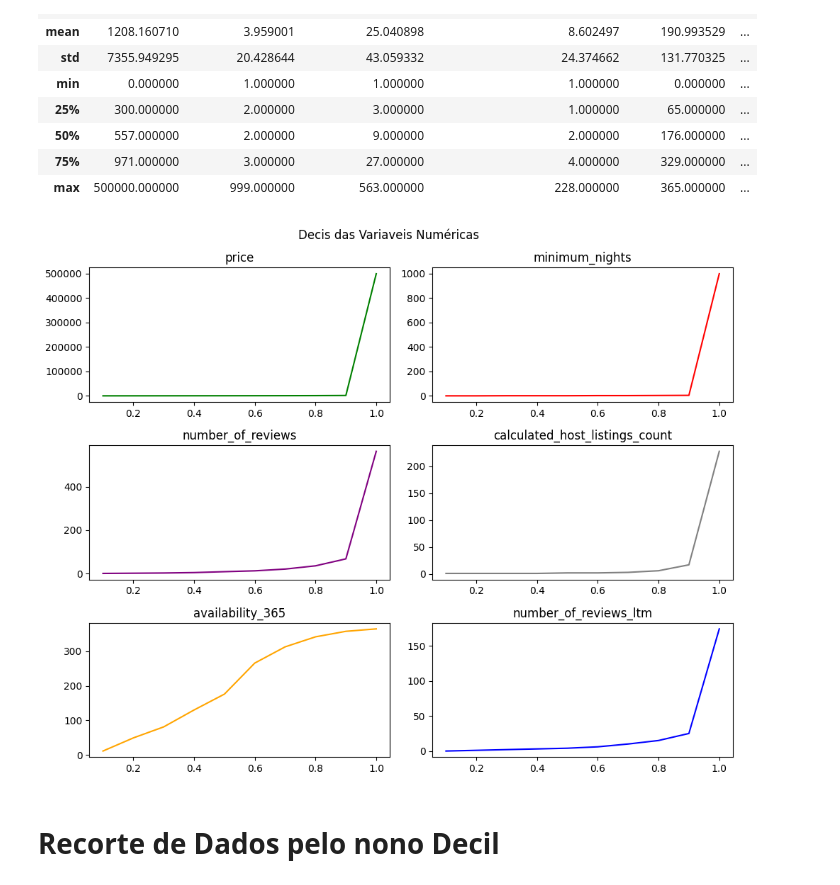
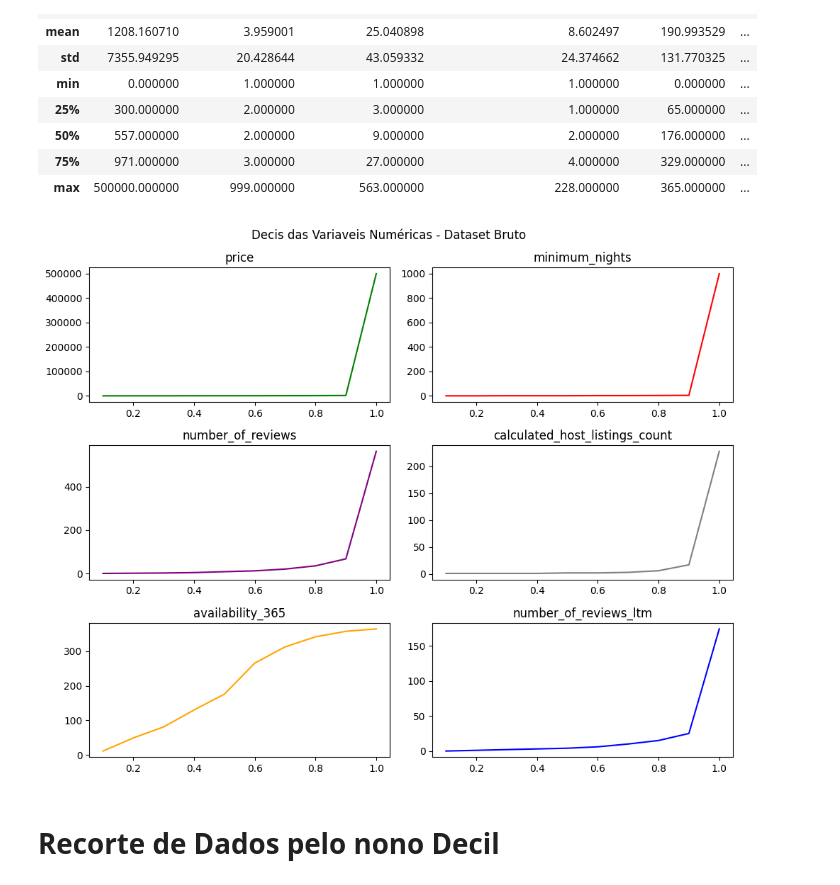
Before and after one commit to glauciapamponet/AirbnbAnalisys, a Jupyter notebook: airbnb-analysis.ipynb, the cells around one changed output. Drawn from its saved outputs; the diff is of its cells as text; code cells hidden in the pictures.

```diff
--- a/airbnb-analysis.ipynb
+++ b/airbnb-analysis.ipynb
@@ -51,18 +51,18 @@ def consulta_deciles():
 # %%
 deciles = consulta_deciles()
 
 fig, ax = plt.subplots(ncols=1, sharey = False, figsize = (10, 8))
 
 cores = ['green','red', 'purple', 'gray', 'orange', 'blue']
 for d in range(0, len(deciles.columns)):
     plt.subplot(3, 2, d+1)
     plt.plot(deciles[list(deciles.columns)[d]], color=cores[d])
     plt.title(list(deciles.columns)[d])
 
-fig.suptitle('Decis das Variaveis Numéricas')
+fig.suptitle('Decis das Variaveis Numéricas - Dataset Bruto')
 plt.tight_layout()
 # %% [output]
-[figure, old version]
+[figure, new version]
 # %% [markdown]
 # Recorte de Dados pelo nono Decil
 # %%
```
Also changed, not shown: parts of 11 cells of this notebook.
